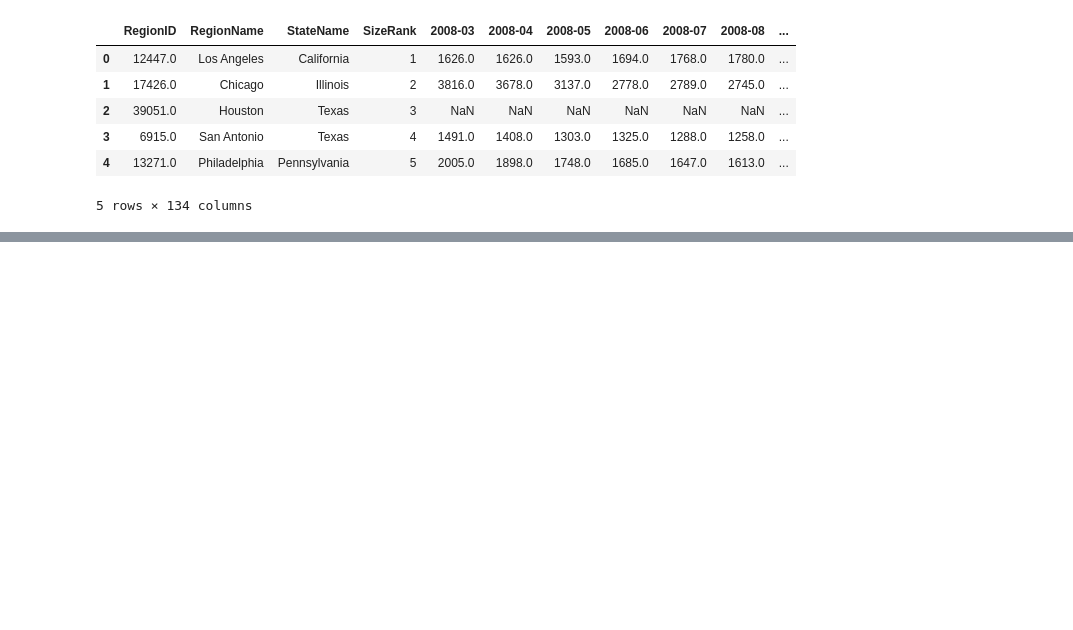
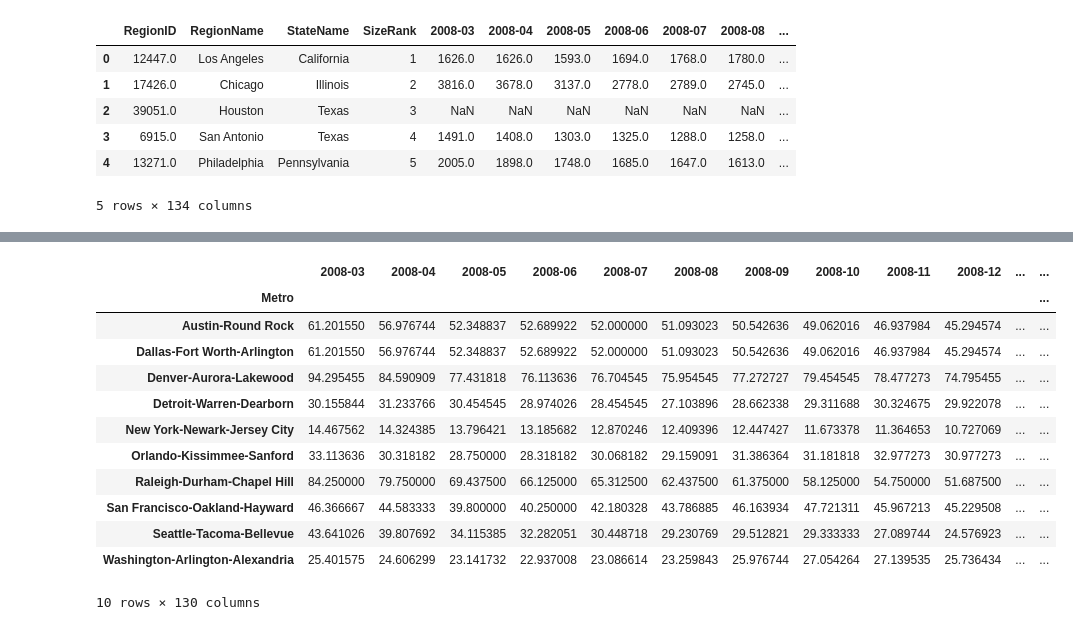
Before and after one commit to martinamagdy/Housing_Market_Analysis_Suaves, a Jupyter notebook: Data/sqft_cleaning.ipynb, the cells around one changed output, grey strips where cells are left out. Drawn from its saved outputs; the diff is of its cells as text; code cells hidden in the pictures; blank space fills up the shorter version.

```diff
--- a/Data/sqft_cleaning.ipynb
+++ b/Data/sqft_cleaning.ipynb
@@ -139,0 +126,21 @@ WA_metro = sqft_metro.loc[sqft_metro.State == 'WA']
+# %%
+# Generate list of metro area names
+metro_names = list(sqft_metro.Metro.unique())
+metro_names.remove('Washington Court House')
+metro_names.remove('Austin')
+
+metro_names = ['Seattle-Tacoma-Bellevue',
+ 'Washington-Arlington-Alexandria',
+ 'Detroit-Warren-Dearborn',
+ 'Denver-Aurora-Lakewood',
+ 'Austin-Round Rock',
+ 'Orlando-Kissimmee-Sanford',
+ 'Raleigh-Durham-Chapel Hill', 'Dallas-Fort Worth-Arlington', 'San Francisco-Oakland-Hayward', 'New York-Newark-Jersey City']
+# %%
+# Dictionary of metro aread and states
+metro_agg = []
+for i in range(0, len(metro_names)):
+    state = list(sqft_metro.loc[sqft_metro.Metro == metro_names[i]].State.unique())
+    metro_agg.append({metro_names[i] : state})
+
+metro_agg
@@ -139,0 +158,13 @@ WA_metro = sqft_metro.loc[sqft_metro.State == 'WA']
+# %%
+sales_agg = pd.DataFrame()
+for i in range(0, len(metro_names)):
+    for j in range(0, len(metro_agg[i][metro_names[i]])):
+        WA_sales = sales_metro.loc[sales_metro.StateName == metro_agg[i][metro_names[i]][j]]
+        WA_metro = sqft_metro.loc[sqft_metro.State == metro_agg[i][metro_names[i]][j]]
+        WA_cities = [value for value in WA_sales.RegionName.unique() if value in WA_metro.RegionName.unique()]
+
+        # RegionID for every city in Seattle metro area
+        WA_agg = WA_sales.loc[sales_metro['RegionName'].isin(WA_cities)]
+        WA_agg['Metro'] = metro_names[i]
+        sales_agg = sales_agg.append(WA_agg, ignore_index = True)
+sales_agg.head()
@@ -139,0 +179,18 @@ WA_metro = sqft_metro.loc[sqft_metro.State == 'WA']
+# %%
+sales_group_mean = sales_agg.groupby('Metro').mean()
+sales_group_mean.drop(columns = ['SizeRank'], inplace = True)
+sales_group_mean
+# %% [output]
+|  | 2008-03 | 2008-04 | 2008-05 | 2008-06 | 2008-07 | 2008-08 | 2008-09 | 2008-10 | 2008-11 | 2008-12 | ... | ... |
+| Metro |  |  |  |  |  |  |  |  |  |  |  | ... |
+| Austin-Round Rock | 61.201550 | 56.976744 | 52.348837 | 52.689922 | 52.000000 | 51.093023 | 50.542636 | 49.062016 | 46.937984 | 45.294574 | ... | ... |
+| Dallas-Fort Worth-Arlington | 61.201550 | 56.976744 | 52.348837 | 52.689922 | 52.000000 | 51.093023 | 50.542636 | 49.062016 | 46.937984 | 45.294574 | ... | ... |
+| Denver-Aurora-Lakewood | 94.295455 | 84.590909 | 77.431818 | 76.113636 | 76.704545 | 75.954545 | 77.272727 | 79.454545 | 78.477273 | 74.795455 | ... | ... |
+| Detroit-Warren-Dearborn | 30.155844 | 31.233766 | 30.454545 | 28.974026 | 28.454545 | 27.103896 | 28.662338 | 29.311688 | 30.324675 | 29.922078 | ... | ... |
+| New York-Newark-Jersey City | 14.467562 | 14.324385 | 13.796421 | 13.185682 | 12.870246 | 12.409396 | 12.447427 | 11.673378 | 11.364653 | 10.727069 | ... | ... |
+| Orlando-Kissimmee-Sanford | 33.113636 | 30.318182 | 28.750000 | 28.318182 | 30.068182 | 29.159091 | 31.386364 | 31.181818 | 32.977273 | 30.977273 | ... | ... |
+| Raleigh-Durham-Chapel Hill | 84.250000 | 79.750000 | 69.437500 | 66.125000 | 65.312500 | 62.437500 | 61.375000 | 58.125000 | 54.750000 | 51.687500 | ... | ... |
+| San Francisco-Oakland-Hayward | 46.366667 | 44.583333 | 39.800000 | 40.250000 | 42.180328 | 43.786885 | 46.163934 | 47.721311 | 45.967213 | 45.229508 | ... | ... |
+| Seattle-Tacoma-Bellevue | 43.641026 | 39.807692 | 34.115385 | 32.282051 | 30.448718 | 29.230769 | 29.512821 | 29.333333 | 27.089744 | 24.576923 | ... | ... |
+| Washington-Arlington-Alexandria | 25.401575 | 24.606299 | 23.141732 | 22.937008 | 23.086614 | 23.259843 | 25.976744 | 27.054264 | 27.139535 | 25.736434 | ... | ... |
+10 rows × 130 columns
```
Also changed, not shown: parts of 15 cells of this notebook.
